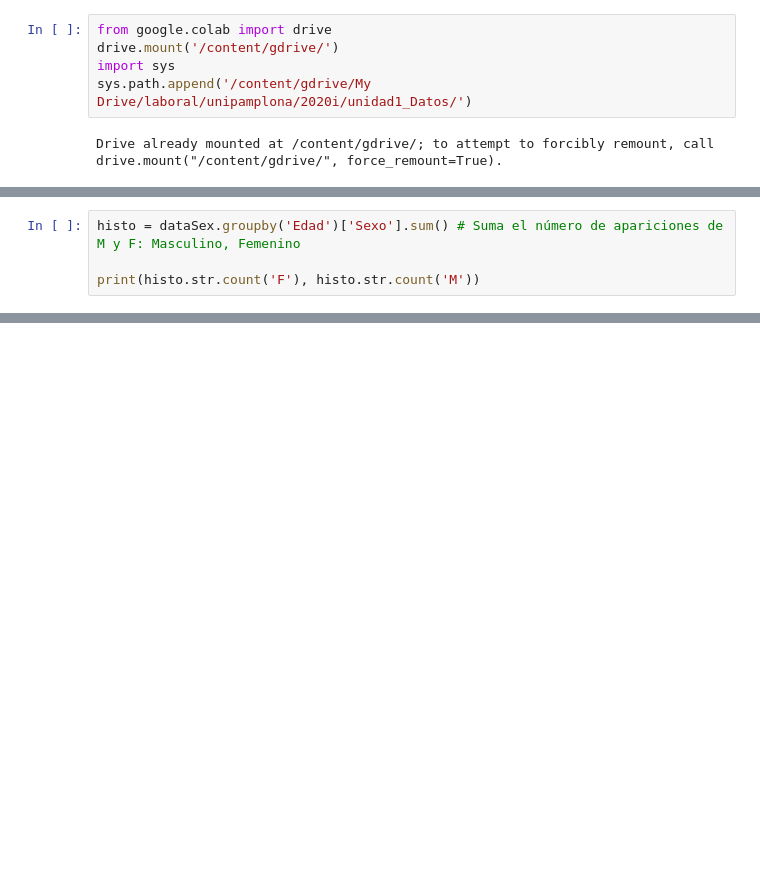
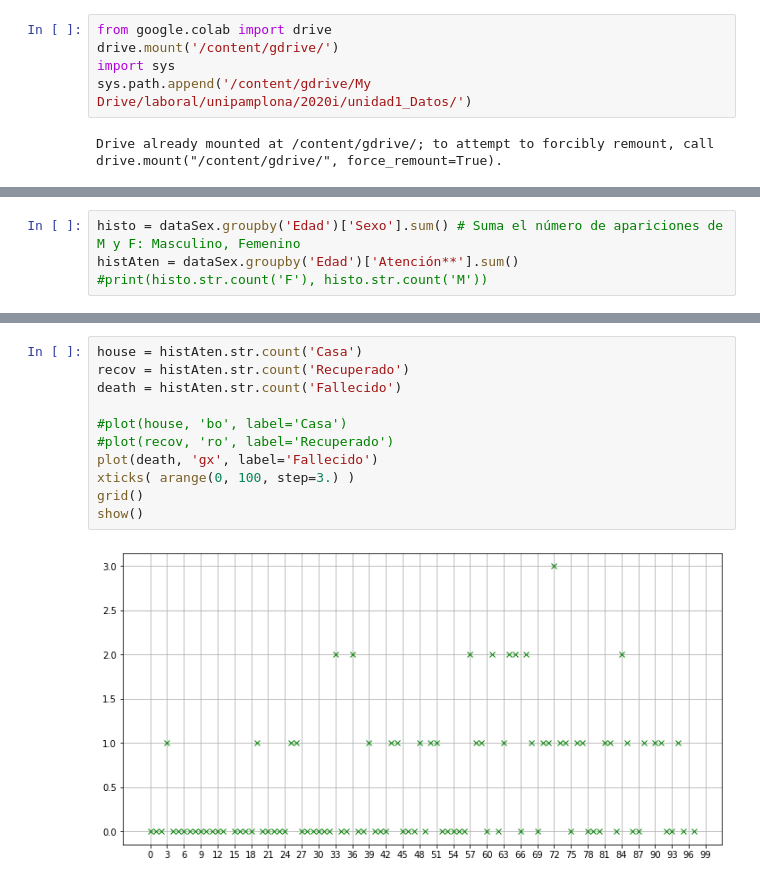
Before and after one commit to fiscompunipamplona/unidad1_Datos, a Jupyter notebook: codes/dataPandas.ipynb, the cells around one changed output, grey strips where cells are left out. Cells and saved outputs as stored; diff of their text form; blank space fills up the shorter version.

```diff
--- a/codes/dataPandas.ipynb
+++ b/codes/dataPandas.ipynb
@@ -25,4 +25,4 @@ dataSex = pd.DataFrame(data, columns= ['Fecha de diagnóstico','Sexo','Edad']) #
 # %%
 histo = dataSex.groupby('Edad')['Sexo'].sum() # Suma el número de apariciones de M y F: Masculino, Femenino
-
-print(histo.str.count('F'), histo.str.count('M'))
+histAten = dataSex.groupby('Edad')['Atención**'].sum()
+#print(histo.str.count('F'), histo.str.count('M'))
@@ -66,0 +78,13 @@ show()
+# %%
+house = histAten.str.count('Casa')
+recov = histAten.str.count('Recuperado')
+death = histAten.str.count('Fallecido')
+
+#plot(house, 'bo', label='Casa')
+#plot(recov, 'ro', label='Recuperado')
+plot(death, 'gx', label='Fallecido')
+xticks( arange(0, 100, step=3.) )
+grid()
+show()
+# %% [output]
+[figure, added]
```
Also changed, not shown: parts of 10 cells of this notebook, 2 other files.
